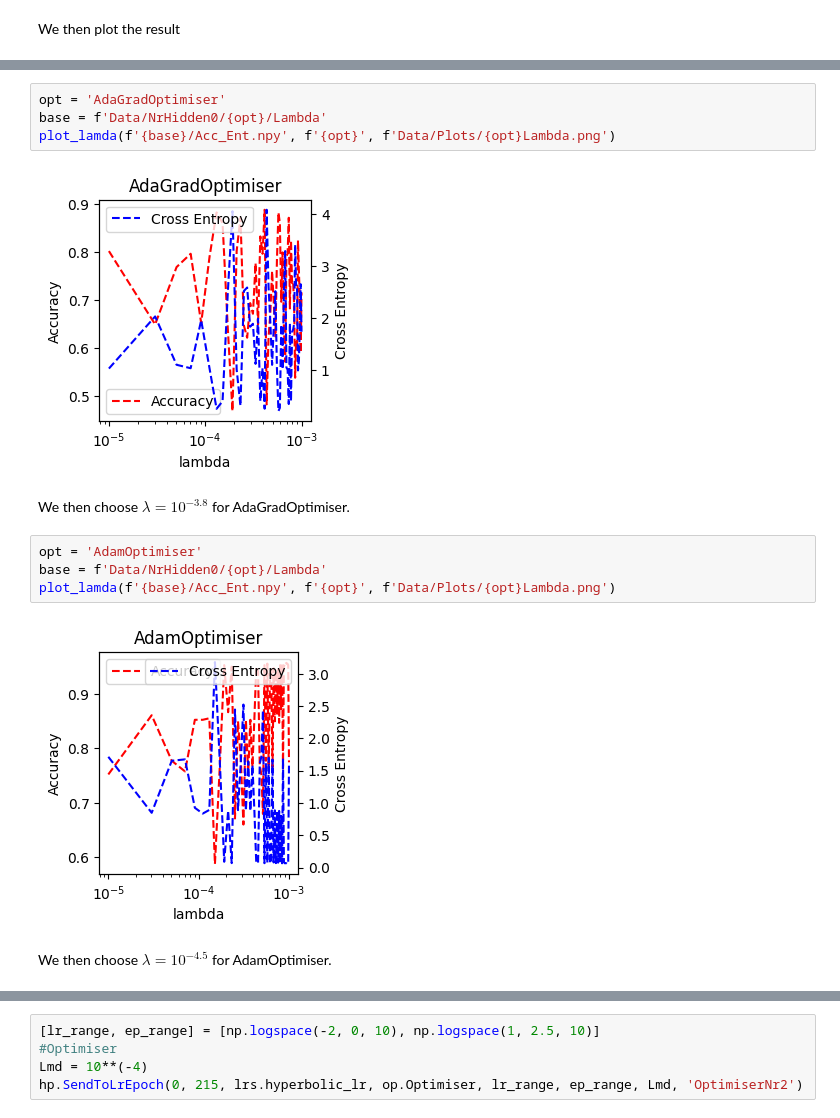
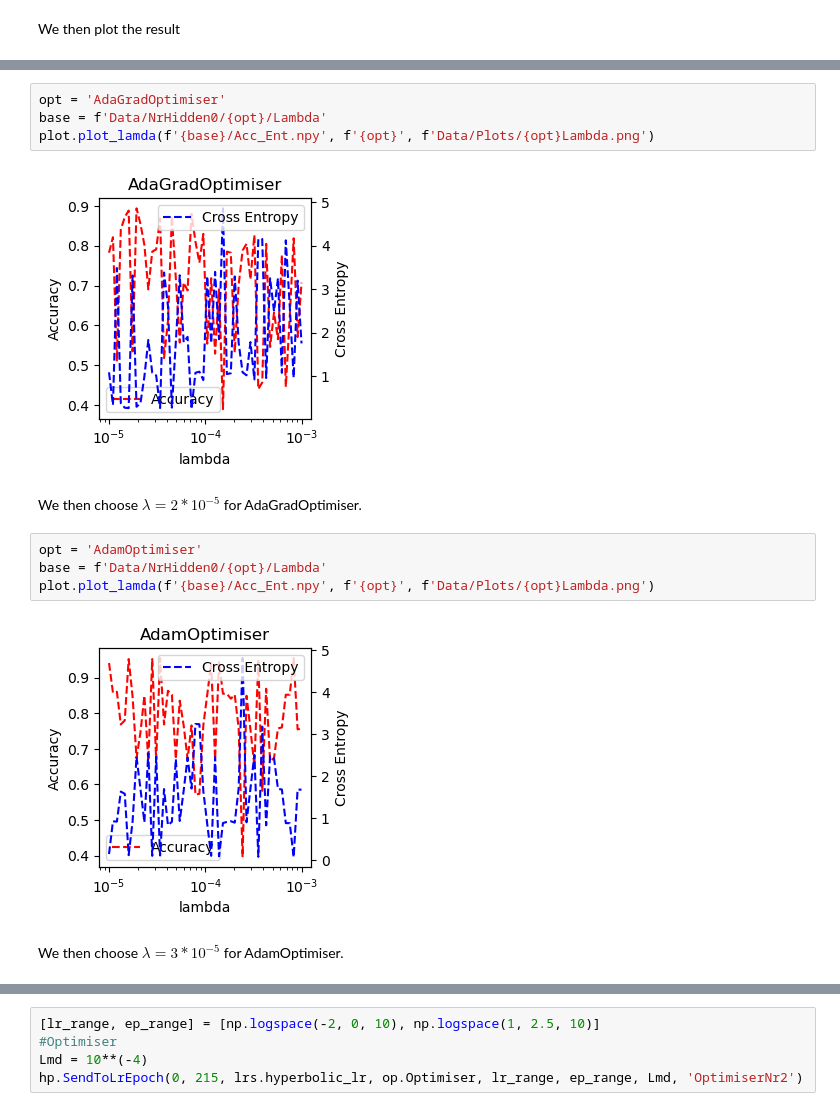
Before and after one commit to DavidSvejda2507/FYS-STK4155-Project-2, a Jupyter notebook: Notebook.ipynb, the cells around one changed output, grey strips where cells are left out. Saved outputs shown, nothing was run; the diff lists cells and outputs as text.

```diff
--- a/Notebook.ipynb
+++ b/Notebook.ipynb
@@ -247,19 +247,19 @@ We then choose $\lambda = 10^{-5}$ for optimiser with momentum.
 # %%
 opt = 'AdaGradOptimiser'
 base = f'Data/NrHidden0/{opt}/Lambda'
-plot_lamda(f'{base}/Acc_Ent.npy', f'{opt}', f'Data/Plots/{opt}Lambda.png')
+plot.plot_lamda(f'{base}/Acc_Ent.npy', f'{opt}', f'Data/Plots/{opt}Lambda.png')
 # %% [output]
-[figure, old version]
+[figure, new version]
 # %% [markdown]
-We then choose $\lambda = 10^{-3.8}$ for AdaGradOptimiser.
+We then choose $\lambda = 2*10^{-5}$ for AdaGradOptimiser.
 # %%
 opt = 'AdamOptimiser'
 base = f'Data/NrHidden0/{opt}/Lambda'
-plot_lamda(f'{base}/Acc_Ent.npy', f'{opt}', f'Data/Plots/{opt}Lambda.png')
+plot.plot_lamda(f'{base}/Acc_Ent.npy', f'{opt}', f'Data/Plots/{opt}Lambda.png')
 # %% [output]
-[figure, old version]
+[figure, new version]
 # %% [markdown]
-We then choose $\lambda = 10^{-4.5}$ for AdamOptimiser.
+We then choose $\lambda = 3*10^{-5}$ for AdamOptimiser.
 # %%
 opt = 'RMSPropOptimiser'
 base = f'Data/NrHidden0/{opt}/Lambda'
```
Also changed, not shown: parts of 19 cells of this notebook, 13 other files.
